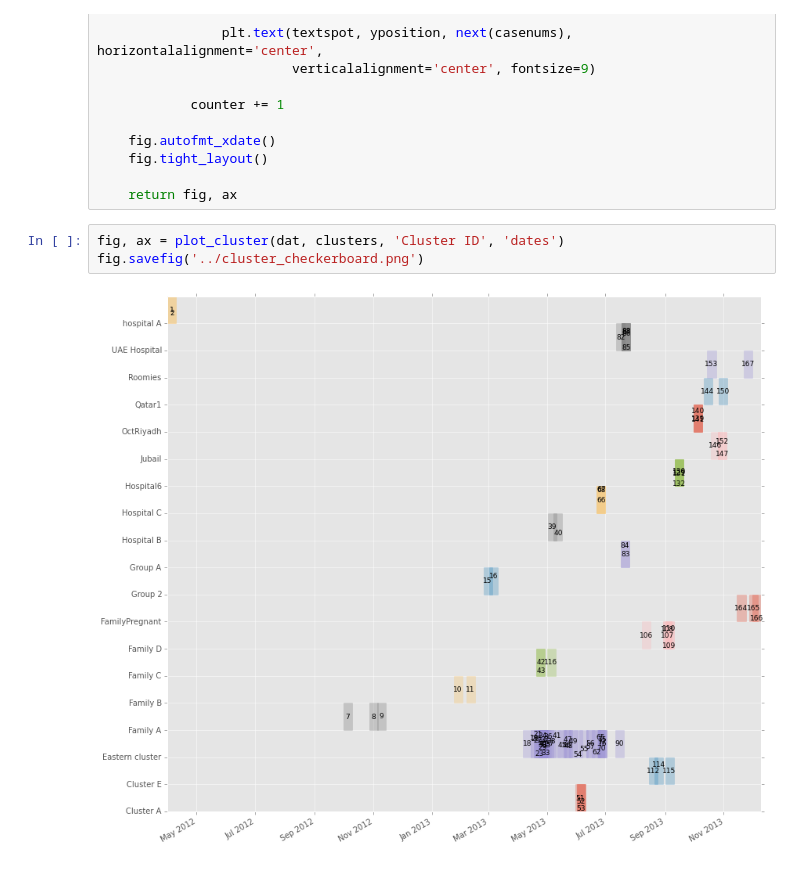
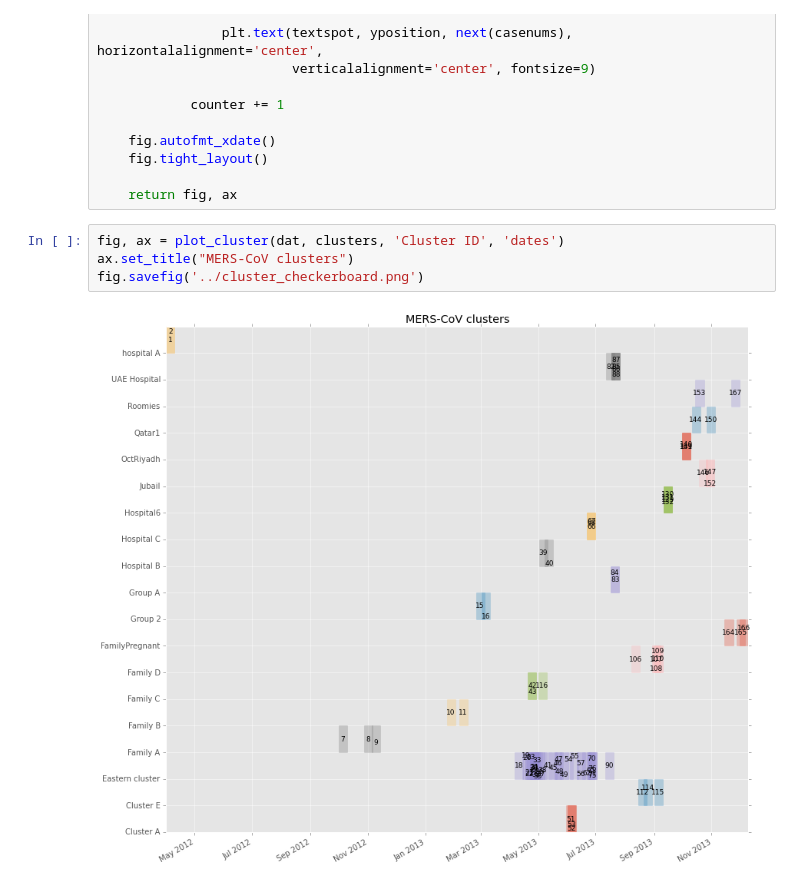
Before and after one commit to cmrivers/epipy, a Jupyter notebook: ipynb/cluster_builder.ipynb, the cells around one changed output. Cells and saved outputs as stored; diff of their text form.

Commit message:
added checkerboard plot

```diff
--- a/ipynb/cluster_builder.ipynb
+++ b/ipynb/cluster_builder.ipynb
@@ -204,6 +204,7 @@ def plot_cluster(df, clusters, cluster_id, date_col):
     return fig, ax
 # %%
 fig, ax = plot_cluster(dat, clusters, 'Cluster ID', 'dates')
+ax.set_title("MERS-CoV clusters")
 fig.savefig('../cluster_checkerboard.png')
 # %% [output]
-[figure, old version]
+[figure, new version]
```
